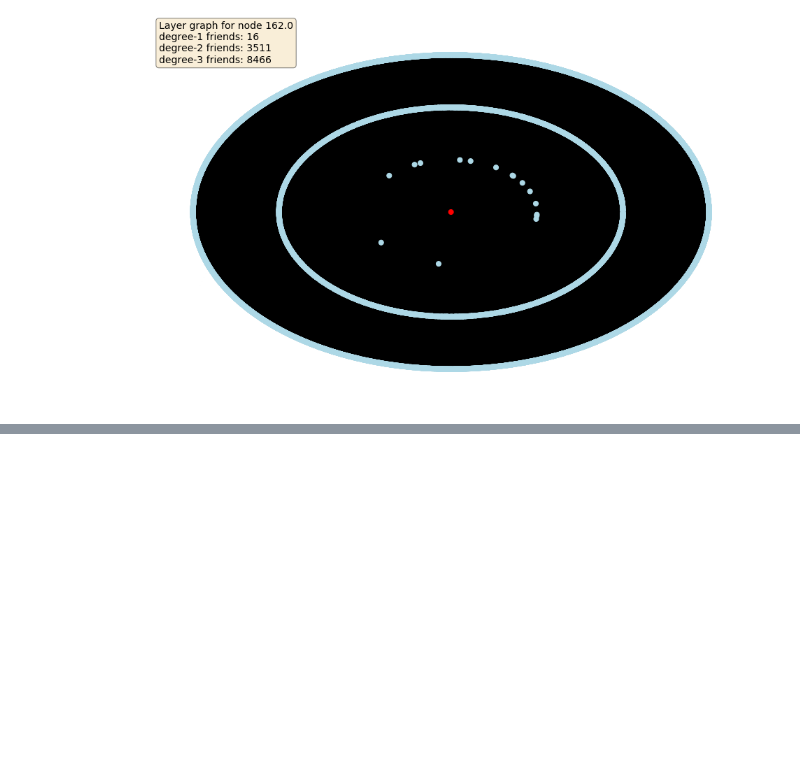
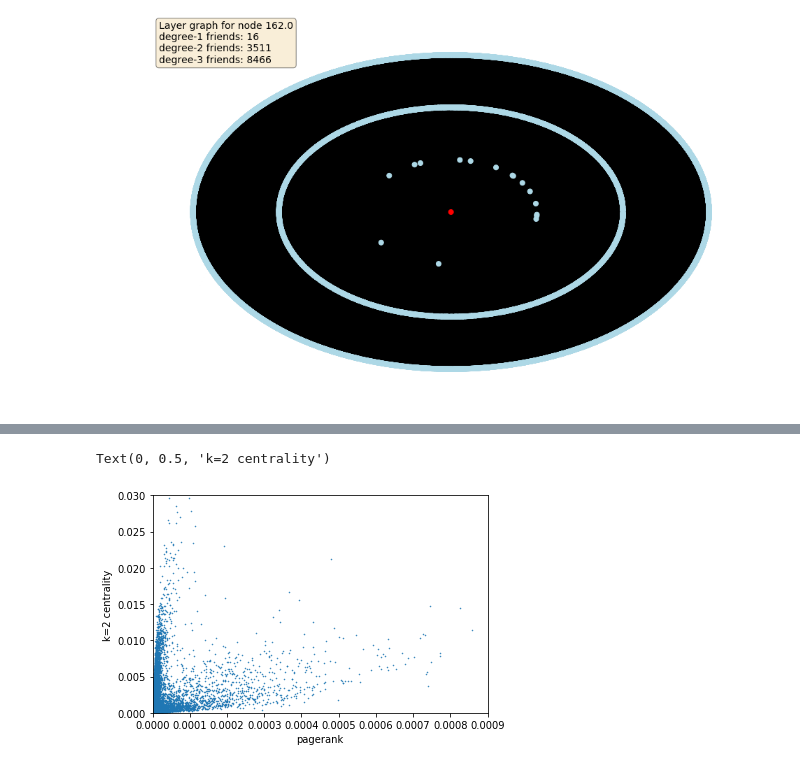
Before and after one commit to awiteck/ORF387, a Jupyter notebook: pagerank_analysis.ipynb, the cells around one changed output, grey strips where cells are left out. Saved outputs shown, nothing was run; the diff lists cells and outputs as text; code cells hidden in the pictures; blank space fills up the shorter version.

```diff
--- a/pagerank_analysis.ipynb
+++ b/pagerank_analysis.ipynb
@@ -297,0 +308,12 @@ color_map = get_color_map(H, 253601)
+# %%
+plt.scatter(df_new["pagerank"],
+            k_centralities[2],
+            marker=".", s=1)
+
+plt.xlim((1e-7, 9e-4))
+plt.ylim((0, .03))
+plt.xlabel("pagerank")
+plt.ylabel("k=2 centrality")
+# %% [output]
+Text(0, 0.5, 'k=2 centrality')
+[figure, added]
```
Also changed, not shown: parts of 42 cells of this notebook.
